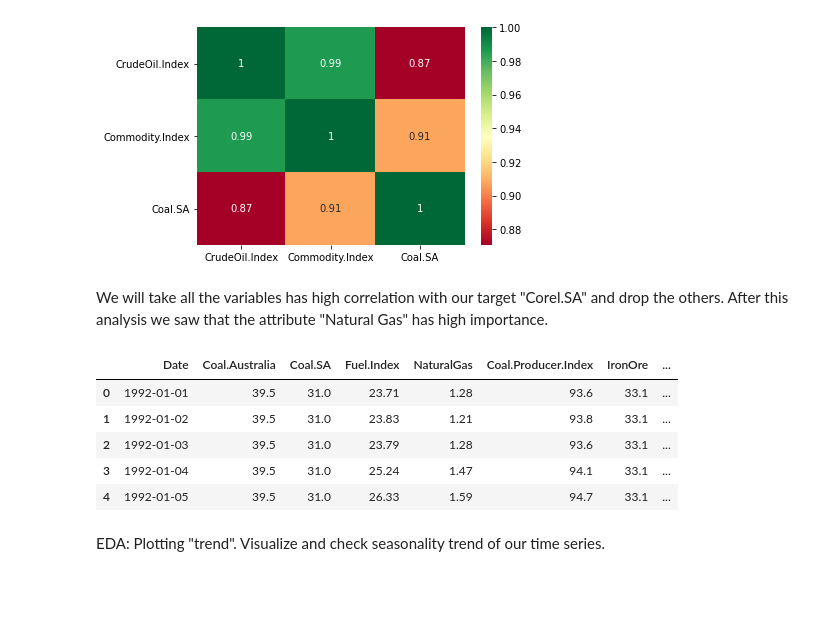
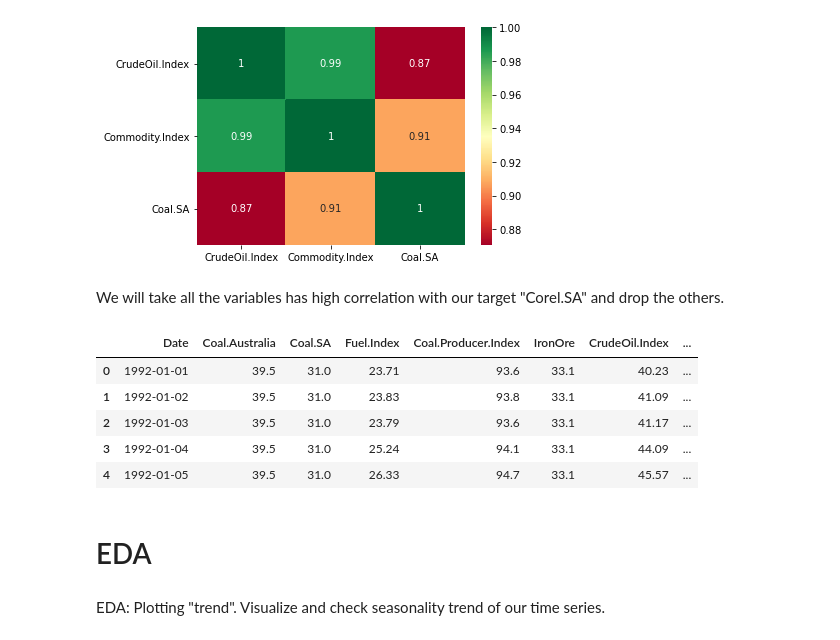
Before and after one commit to kartikeysharma95UZH/Big-Data-Analytics, a Jupyter notebook: ARIMA.ipynb, the cells around one changed output. Saved outputs shown, nothing was run; the diff lists cells and outputs as text; code cells hidden in the pictures; blank space fills up the shorter version.

```diff
--- a/ARIMA.ipynb
+++ b/ARIMA.ipynb
@@ -209,17 +209,18 @@ h=sns.heatmap(df[['CrudeOil.Index','Commodity.Index','Coal.SA']].corr(),annot=Tr
 [figure]
 # %% [markdown]
 We will take all the variables has high correlation with our target "Corel.SA" and drop the others.
-After this analysis we saw that the attribute "Natural Gas" has high importance.
 # %%
-df=df.drop(['Gold','Silver','Copper','CrudeOil','CLI','BCI'], axis=1)
+df=df.drop(['Gold','Silver','Copper','CrudeOil','CLI','BCI','NaturalGas'], axis=1)
 df.head()
 # %% [output]
-|  | Date | Coal.Australia | Coal.SA | Fuel.Index | NaturalGas | Coal.Producer.Index | IronOre | ... |
-| 0 | 1992-01-01 | 39.5 | 31.0 | 23.71 | 1.28 | 93.6 | 33.1 | ... |
-| 1 | 1992-01-02 | 39.5 | 31.0 | 23.83 | 1.21 | 93.8 | 33.1 | ... |
-| 2 | 1992-01-03 | 39.5 | 31.0 | 23.79 | 1.28 | 93.6 | 33.1 | ... |
-| 3 | 1992-01-04 | 39.5 | 31.0 | 25.24 | 1.47 | 94.1 | 33.1 | ... |
-| 4 | 1992-01-05 | 39.5 | 31.0 | 26.33 | 1.59 | 94.7 | 33.1 | ... |
+|  | Date | Coal.Australia | Coal.SA | Fuel.Index | Coal.Producer.Index | IronOre | CrudeOil.Index | ... |
+| 0 | 1992-01-01 | 39.5 | 31.0 | 23.71 | 93.6 | 33.1 | 40.23 | ... |
+| 1 | 1992-01-02 | 39.5 | 31.0 | 23.83 | 93.8 | 33.1 | 41.09 | ... |
+| 2 | 1992-01-03 | 39.5 | 31.0 | 23.79 | 93.6 | 33.1 | 41.17 | ... |
+| 3 | 1992-01-04 | 39.5 | 31.0 | 25.24 | 94.1 | 33.1 | 44.09 | ... |
+| 4 | 1992-01-05 | 39.5 | 31.0 | 26.33 | 94.7 | 33.1 | 45.57 | ... |
+# %% [markdown]
+# EDA
 # %% [markdown]
 EDA:
 Plotting "trend". Visualize and check seasonality trend of our time series.
```
Also changed, not shown: parts of 11 cells of this notebook.
